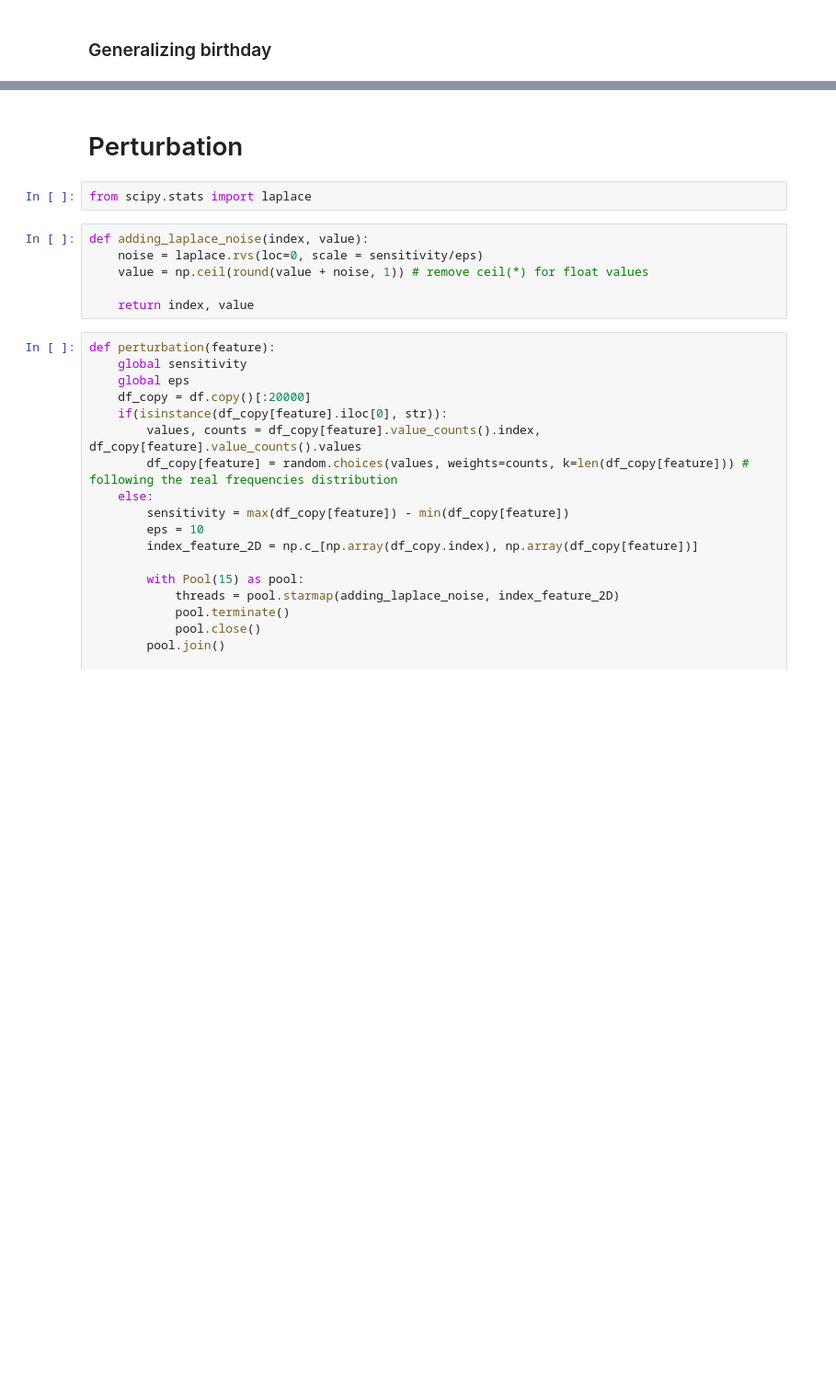
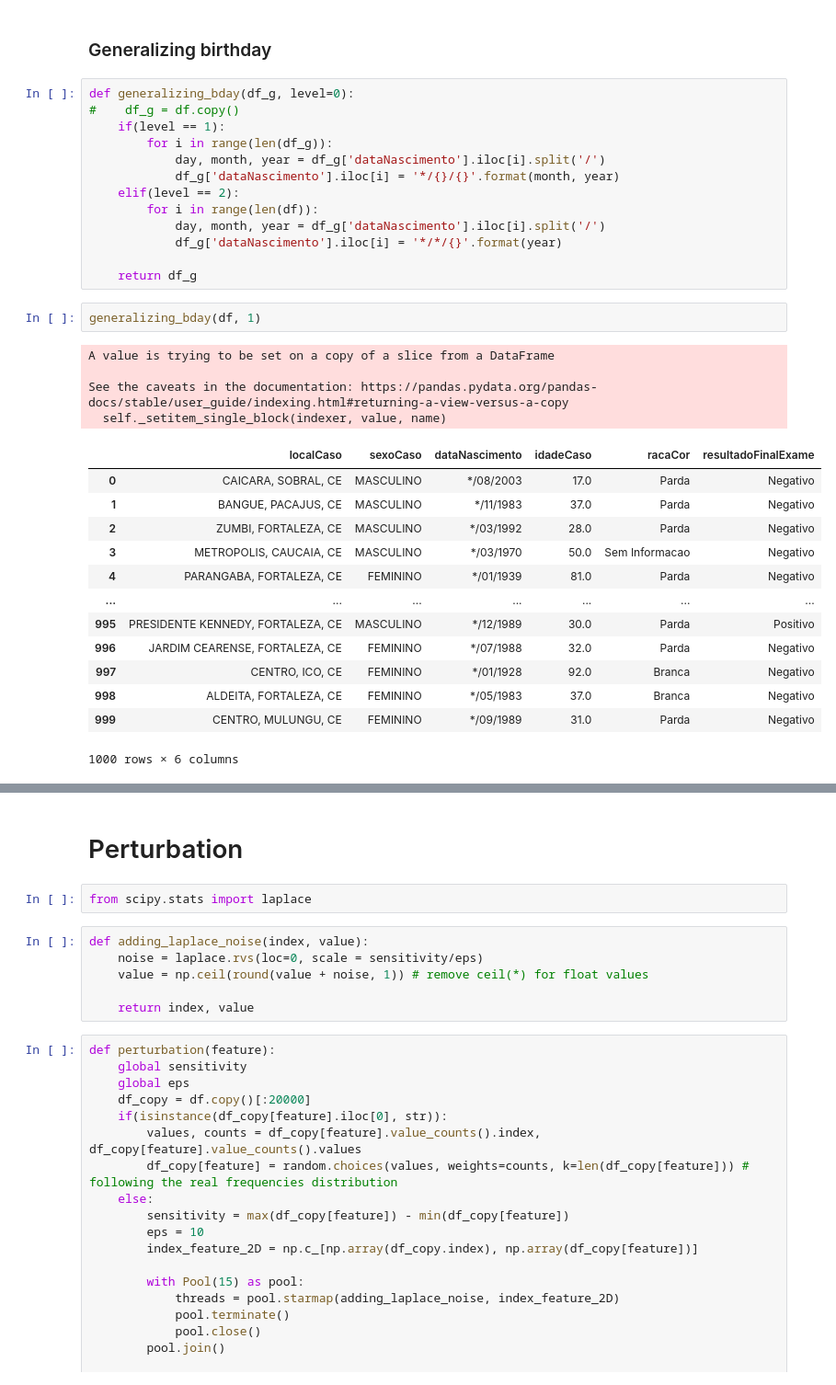
Before and after one commit to Brabissima/disciplina-priv-2022, a Jupyter notebook: Tecnicas de anonimização/Anonymization techniques.ipynb, the cells around one changed output, grey strips where cells are left out. Shown at 92% size. Drawn from its saved outputs; the diff is of its cells as text; blank space fills up the shorter version.

```diff
--- a/Tecnicas de anonimização/Anonymization techniques.ipynb
+++ b/Tecnicas de anonimização/Anonymization techniques.ipynb
@@ -63,2 +127,35 @@ def generalization():
 # %% [markdown]
 ### Generalizing birthday
+# %%
+def generalizing_bday(df_g, level=0):
+#    df_g = df.copy()
+    if(level == 1):
+        for i in range(len(df_g)):
+            day, month, year = df_g['dataNascimento'].iloc[i].split('/')
+            df_g['dataNascimento'].iloc[i] = '*/{}/{}'.format(month, year)
+    elif(level == 2):
+        for i in range(len(df)):
+            day, month, year = df_g['dataNascimento'].iloc[i].split('/')
+            df_g['dataNascimento'].iloc[i] = '*/*/{}'.format(year)
+
+    return df_g
+# %%
+generalizing_bday(df, 1)
+# %% [output]
+A value is trying to be set on a copy of a slice from a DataFrame
+
+See the caveats in the documentation: https://pandas.pydata.org/pandas-docs/stable/user_guide/indexing.html#returning-a-view-versus-a-copy
+  self._setitem_single_block(indexer, value, name)
+|  | localCaso | sexoCaso | dataNascimento | idadeCaso | racaCor | resultadoFinalExame |
+| 0 | CAICARA, SOBRAL, CE | MASCULINO | */08/2003 | 17.0 | Parda | Negativo |
+| 1 | BANGUE, PACAJUS, CE | MASCULINO | */11/1983 | 37.0 | Parda | Negativo |
+| 2 | ZUMBI, FORTALEZA, CE | MASCULINO | */03/1992 | 28.0 | Parda | Negativo |
+| 3 | METROPOLIS, CAUCAIA, CE | MASCULINO | */03/1970 | 50.0 | Sem Informacao | Negativo |
+| 4 | PARANGABA, FORTALEZA, CE | FEMININO | */01/1939 | 81.0 | Parda | Negativo |
+| ... | ... | ... | ... | ... | ... | ... |
+| 995 | PRESIDENTE KENNEDY, FORTALEZA, CE | MASCULINO | */12/1989 | 30.0 | Parda | Positivo |
+| 996 | JARDIM CEARENSE, FORTALEZA, CE | FEMININO | */07/1988 | 32.0 | Parda | Negativo |
+| 997 | CENTRO, ICO, CE | FEMININO | */01/1928 | 92.0 | Branca | Negativo |
+| 998 | ALDEITA, FORTALEZA, CE | FEMININO | */05/1983 | 37.0 | Branca | Negativo |
+| 999 | CENTRO, MULUNGU, CE | FEMININO | */09/1989 | 31.0 | Parda | Negativo |
+1000 rows × 6 columns
```
Also changed, not shown: parts of 14 cells of this notebook.
